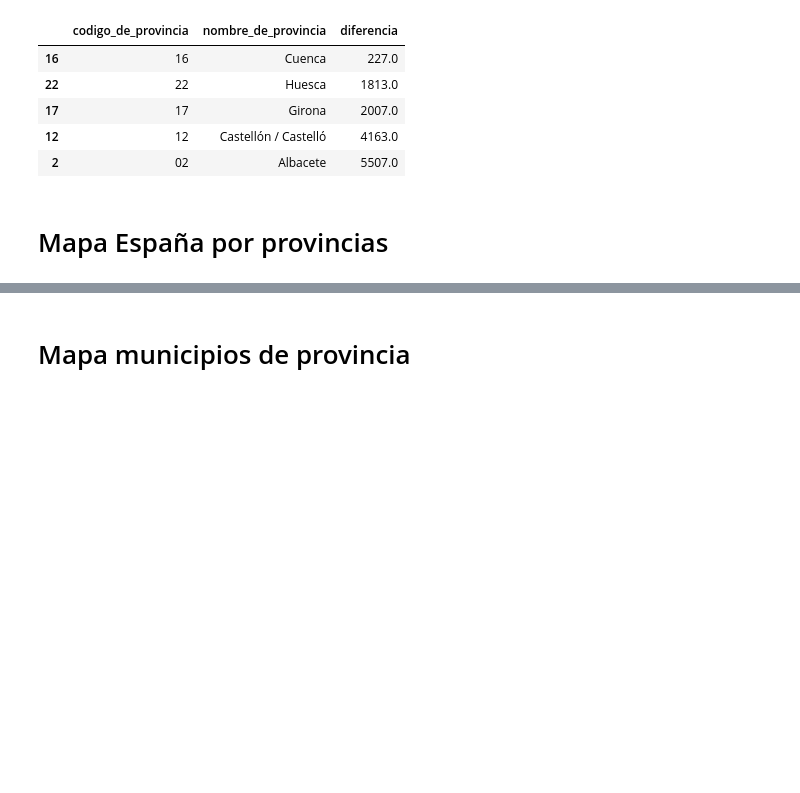
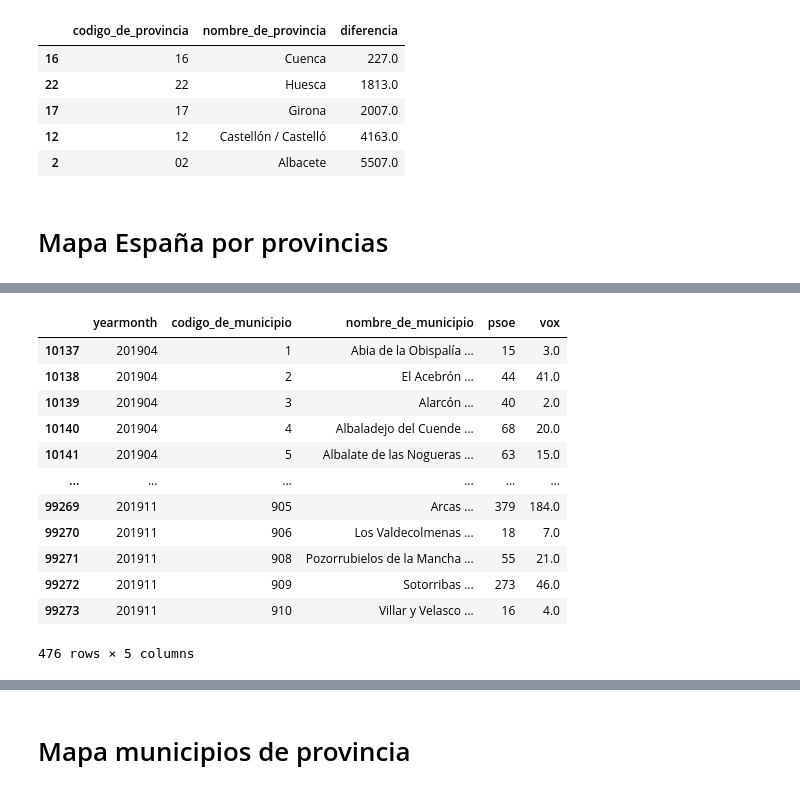
Before and after one commit to Morante-tech/PoliticAI, a Jupyter notebook: privado-articulos/notebooks/region_influyente.ipynb, the cells around one changed output, grey strips where cells are left out. Cells and saved outputs as stored; diff of their text form; code cells hidden in the pictures; blank space fills up the shorter version.

```diff
--- a/privado-articulos/notebooks/region_influyente.ipynb
+++ b/privado-articulos/notebooks/region_influyente.ipynb
@@ -205,0 +222,16 @@ fig_map_frozen.show()
+# %%
+df_municipios_provincia[["yearmonth", "codigo_de_municipio","nombre_de_municipio", "psoe", "vox"]]
+# %% [output]
+|  | yearmonth | codigo_de_municipio | nombre_de_municipio | psoe | vox |
+| 10137 | 201904 | 1 | Abia de la Obispalía ... | 15 | 3.0 |
+| 10138 | 201904 | 2 | El Acebrón ... | 44 | 41.0 |
+| 10139 | 201904 | 3 | Alarcón ... | 40 | 2.0 |
+| 10140 | 201904 | 4 | Albaladejo del Cuende ... | 68 | 20.0 |
+| 10141 | 201904 | 5 | Albalate de las Nogueras ... | 63 | 15.0 |
+| ... | ... | ... | ... | ... | ... |
+| 99269 | 201911 | 905 | Arcas ... | 379 | 184.0 |
+| 99270 | 201911 | 906 | Los Valdecolmenas ... | 18 | 7.0 |
+| 99271 | 201911 | 908 | Pozorrubielos de la Mancha ... | 55 | 21.0 |
+| 99272 | 201911 | 909 | Sotorribas ... | 273 | 46.0 |
+| 99273 | 201911 | 910 | Villar y Velasco ... | 16 | 4.0 |
+476 rows × 5 columns
```
Also changed, not shown: parts of 6 cells of this notebook.
